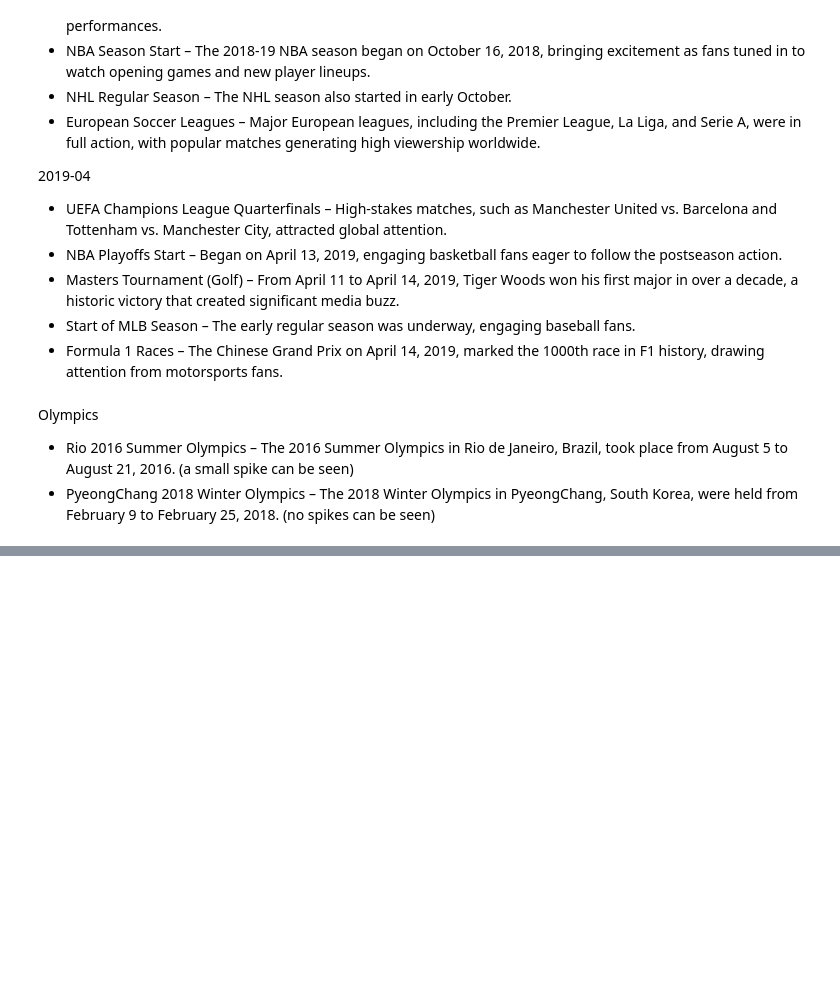
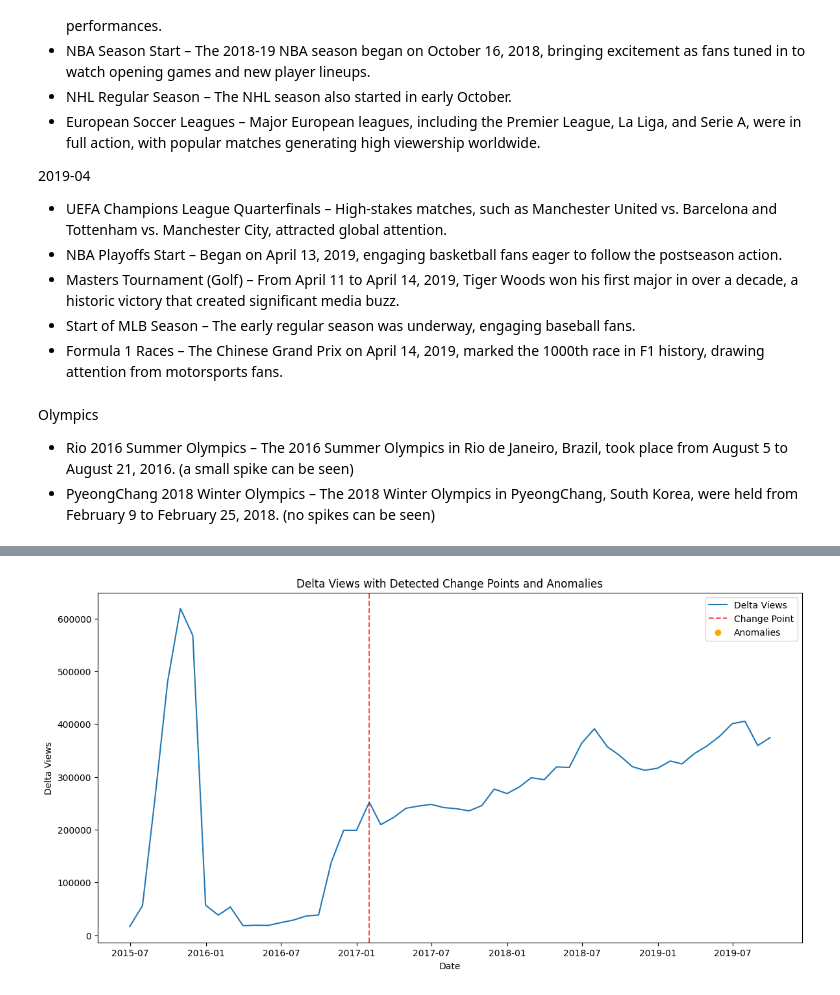
Before and after one commit to epfl-ada/ada-2024-project-robodatapioneers2024, a Jupyter notebook: init_analysis.ipynb, the cells around one changed output, grey strips where cells are left out. Saved outputs shown, nothing was run; the diff lists cells and outputs as text; code cells hidden in the pictures; blank space fills up the shorter version.

Commit message:
dif in dif and change point detection added

```diff
--- a/init_analysis.ipynb
+++ b/init_analysis.ipynb
@@ -205,0 +420,91 @@ Olympics
+# %%
+object_cols = df_sports.select_dtypes(include=['object']).columns
+print("Non-Numeric Columns:", object_cols)
+
+# ----- Step 3: Resample to Monthly Frequency -----
+
+# Ensure 'datetime' is datetime type
+df_sports = df_timeseries_sports.copy()
+df_sports['datetime'] = pd.to_datetime(df_sports['datetime'])
+
+# Sort by datetime
+df_sports = df_sports.sort_values('datetime')
+
+# Define numeric columns
+numeric_cols = ['delta_views', 'is_sports', 'post_treatment', 'interaction']
+
+# Set 'datetime' as the index and resample to monthly frequency, computing the mean of numeric columns
+monthly_delta_views = df_sports.set_index('datetime')[numeric_cols].resample('M').mean().reset_index()
+
+print("\nMonthly Delta Views:")
+print(monthly_delta_views.head())
+
+# ----- Step 4: Change Point Detection with ruptures -----
+
+# Extract the signal
+signal = monthly_delta_views['delta_views'].values
+
+# Define the model
+model = "rbf"  # Suitable for changes in mean and variance
+
+# Initialize and fit the PELT algorithm
+algo = rpt.Pelt(model=model).fit(signal)
+penalty = 8  # Higher value = fewer change points
+
+# Predict change points
+change_points = algo.predict(pen=penalty)
+
+print("\nDetected Change Points (indices):", change_points)
+
+# Convert change points to dates
+cp_dates = [monthly_delta_views['datetime'][cp - 1] for cp in change_points[:-1]]
+cp_values = [signal[cp - 1] for cp in change_points[:-1]]
+
+# Create a DataFrame for change points
+df_cp = pd.DataFrame({
+    'Change_Point_Date': cp_dates,
+    'Delta_Views': cp_values
+})
+
+print("\nChange Points:")
+print(df_cp)
+
+# ----- Step 5: Anomaly Detection with Rolling Statistics -----
+
+# Define the rolling window size (e.g., 3 months)
+window_size = 1
+
+# Calculate rolling mean and standard deviation
+monthly_delta_views['rolling_mean'] = monthly_delta_views['delta_views'].rolling(window=window_size).mean()
+monthly_delta_views['rolling_std'] = monthly_delta_views['delta_views'].rolling(window=window_size).std()
+
+# Define a threshold for anomalies (e.g., 2 standard deviations from the mean)
+threshold = 2
+monthly_delta_views['anomaly'] = np.where(
+    (monthly_delta_views['delta_views'] > monthly_delta_views['rolling_mean'] + threshold * monthly_delta_views['rolling_std']) |
+    (monthly_delta_views['delta_views'] < monthly_delta_views['rolling_mean'] - threshold * monthly_delta_views['rolling_std']),
+    True,
+    False
+)
+
+anomalies = monthly_delta_views[monthly_delta_views['anomaly']]
+
+print("\nAnomalies:")
+print(anomalies[['datetime', 'delta_views']])
+
+plt.figure(figsize=(14, 7))
+plt.plot(monthly_delta_views['datetime'], monthly_delta_views['delta_views'], label='Delta Views')
+
+# Plot change points
+for cp in cp_dates:
+    plt.axvline(x=cp, color='red', linestyle='--', alpha=0.7, label='Change Point' if cp == cp_dates[0] else "")
+
+# Plot anomalies
+plt.scatter(anomalies['datetime'], anomalies['delta_views'], color='orange', label='Anomalies')
+
+plt.title('Delta Views with Detected Change Points and Anomalies')
+plt.xlabel('Date')
+plt.ylabel('Delta Views')
+plt.legend()
+plt.show()
+# %% [output]
@@ -205,0 +531 @@ Olympics
+[figure, added]
```
Also changed, not shown: parts of 10 cells of this notebook.
